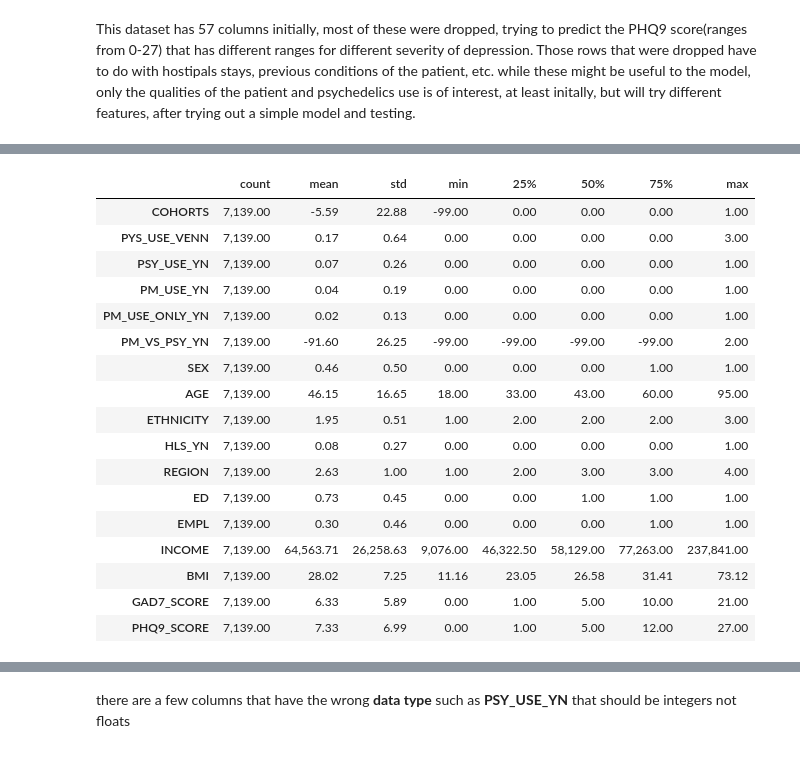
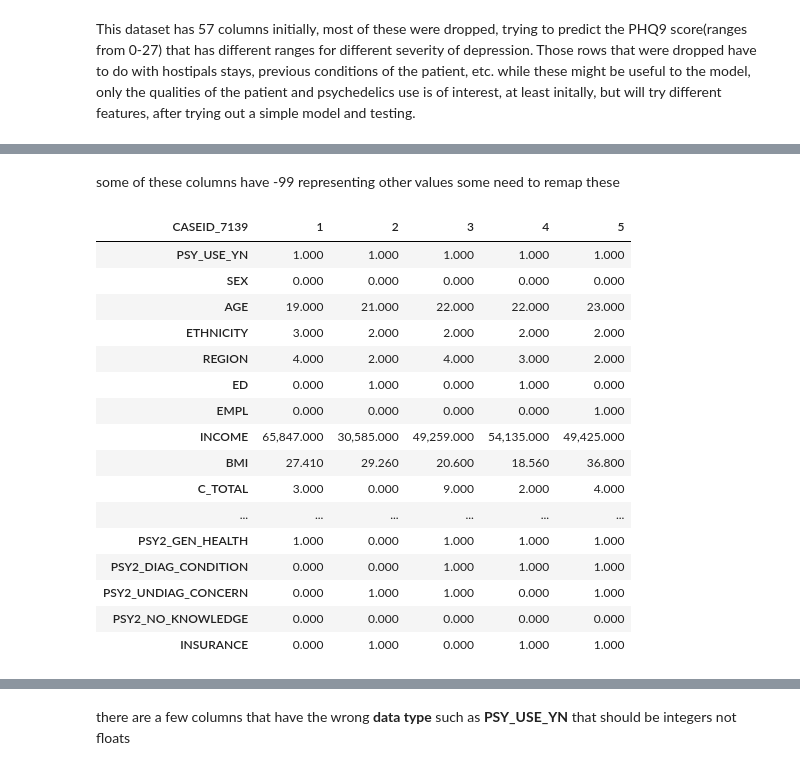
Before and after one commit to freedom-780/Psychedelic-Depression-Nexus-Predictive-Analysis-of-Patient-Outcomes, a Jupyter notebook: Psychedelic_mushrooms.ipynb, the cells around one changed output, grey strips where cells are left out. Drawn from its saved outputs; the diff is of its cells as text; code cells hidden in the pictures.

```diff
--- a/Psychedelic_mushrooms.ipynb
+++ b/Psychedelic_mushrooms.ipynb
@@ -2,7 +2,9 @@
 <a href="https://colab.research.google.com/github/freedom-780/Psychedelic-mushrooms/blob/main/Psychedelic_mushrooms.ipynb" target="_parent"><img src="https://colab.research.google.com/assets/colab-badge.svg" alt="Open In Colab"/></a>
 # %%
 import pandas as pd
-pd.options.display.float_format = '{:,.2f}'.format
+pd.options.display.float_format = '{:,.3f}'.format
+
+import xgboost as xgb
 
 from sklearn.model_selection import train_test_split
 from sklearn.preprocessing import StandardScaler
@@ -12,8 +14,16 @@ from sklearn.pipeline import make_pipeline
 from sklearn.model_selection import cross_val_score
 from sklearn.utils import resample
 from sklearn.ensemble import RandomForestClassifier
+from sklearn.svm import SVC, LinearSVC
+from sklearn.model_selection import learning_curve
+from sklearn.neighbors import KNeighborsClassifier
+
+from sklearn.metrics import recall_score,accuracy_score, f1_score, precision_score
+from sklearn.metrics import matthews_corrcoef
+from sklearn.metrics import confusion_matrix
 
 import numpy as np
 import seaborn as sns
 import matplotlib.pyplot as plt
+from matplotlib.colors import ListedColormap
 %matplotlib inline
@@ -69,5 +107,7 @@ columns_keep = ['COHORTS', 'PYS_USE_VENN', 'PSY_USE_YN', 'PM_USE_YN', 'PM_USE_ON
 # %% [markdown]
 This dataset has 57 columns initially, most of these were dropped, trying to predict the PHQ9 score(ranges from 0-27) that has different ranges for different severity of depression. Those rows that were dropped have to do with hostipals stays, previous conditions of the patient, etc. while these might be useful to the model, only the qualities of the patient and psychedelics use is of interest, at least initally, but will try different features, after trying out a simple model and testing.
-# %%
-df.drop(df.columns.difference(columns_keep), 1, inplace=True)
+# %%
+df.drop(['COHORTS','PYS_USE_VENN', 'PM_USE_YN', 'PM_USE_ONLY_YN', 'PM_VS_PSY_YN', 'DATA_WEIGHT','PM1_GEN_HEALTH','PM1_DIAG_CONDITION', \
+        'PM1_DIAG_CONDITION', 'PM1_UNDIAG_CONCERN','PM2_FREQ_COVID','PM3_FREQ_POLITICS','PM4_CARE', 'HLS_YN', 'GAD7_SCORE', \
+         'GAD7_GE10','PHQ9_GE10','PCS12','MCS12','VR6D'], axis=1, inplace=True)
 # %%
@@ -94,24 +124,25 @@ df.sample(5).T
+# %% [markdown]
+some of these columns have -99 representing other values some need to remap these
 # %%
-df.describe().T
+df.head().T
 # %% [output]
-|  | count | mean | std | min | 25% | 50% | 75% | max |
-| COHORTS | 7,139.00 | -5.59 | 22.88 | -99.00 | 0.00 | 0.00 | 0.00 | 1.00 |
-| PYS_USE_VENN | 7,139.00 | 0.17 | 0.64 | 0.00 | 0.00 | 0.00 | 0.00 | 3.00 |
-| PSY_USE_YN | 7,139.00 | 0.07 | 0.26 | 0.00 | 0.00 | 0.00 | 0.00 | 1.00 |
-| PM_USE_YN | 7,139.00 | 0.04 | 0.19 | 0.00 | 0.00 | 0.00 | 0.00 | 1.00 |
-| PM_USE_ONLY_YN | 7,139.00 | 0.02 | 0.13 | 0.00 | 0.00 | 0.00 | 0.00 | 1.00 |
-| PM_VS_PSY_YN | 7,139.00 | -91.60 | 26.25 | -99.00 | -99.00 | -99.00 | -99.00 | 2.00 |
-| SEX | 7,139.00 | 0.46 | 0.50 | 0.00 | 0.00 | 0.00 | 1.00 | 1.00 |
-| AGE | 7,139.00 | 46.15 | 16.65 | 18.00 | 33.00 | 43.00 | 60.00 | 95.00 |
-| ETHNICITY | 7,139.00 | 1.95 | 0.51 | 1.00 | 2.00 | 2.00 | 2.00 | 3.00 |
-| HLS_YN | 7,139.00 | 0.08 | 0.27 | 0.00 | 0.00 | 0.00 | 0.00 | 1.00 |
-| REGION | 7,139.00 | 2.63 | 1.00 | 1.00 | 2.00 | 3.00 | 3.00 | 4.00 |
-| ED | 7,139.00 | 0.73 | 0.45 | 0.00 | 0.00 | 1.00 | 1.00 | 1.00 |
-| EMPL | 7,139.00 | 0.30 | 0.46 | 0.00 | 0.00 | 0.00 | 1.00 | 1.00 |
-| INCOME | 7,139.00 | 64,563.71 | 26,258.63 | 9,076.00 | 46,322.50 | 58,129.00 | 77,263.00 | 237,841.00 |
-| BMI | 7,139.00 | 28.02 | 7.25 | 11.16 | 23.05 | 26.58 | 31.41 | 73.12 |
-| GAD7_SCORE | 7,139.00 | 6.33 | 5.89 | 0.00 | 1.00 | 5.00 | 10.00 | 21.00 |
-| PHQ9_SCORE | 7,139.00 | 7.33 | 6.99 | 0.00 | 1.00 | 5.00 | 12.00 | 27.00 |
+| CASEID_7139 | 1 | 2 | 3 | 4 | 5 |
+| PSY_USE_YN | 1.000 | 1.000 | 1.000 | 1.000 | 1.000 |
+| SEX | 0.000 | 0.000 | 0.000 | 0.000 | 0.000 |
+| AGE | 19.000 | 21.000 | 22.000 | 22.000 | 23.000 |
+| ETHNICITY | 3.000 | 2.000 | 2.000 | 2.000 | 2.000 |
+| REGION | 4.000 | 2.000 | 4.000 | 3.000 | 2.000 |
+| ED | 0.000 | 1.000 | 0.000 | 1.000 | 0.000 |
+| EMPL | 0.000 | 0.000 | 0.000 | 0.000 | 1.000 |
+| INCOME | 65,847.000 | 30,585.000 | 49,259.000 | 54,135.000 | 49,425.000 |
+| BMI | 27.410 | 29.260 | 20.600 | 18.560 | 36.800 |
+| C_TOTAL | 3.000 | 0.000 | 9.000 | 2.000 | 4.000 |
+| ... | ... | ... | ... | ... | ... |
+| PSY2_GEN_HEALTH | 1.000 | 0.000 | 1.000 | 1.000 | 1.000 |
+| PSY2_DIAG_CONDITION | 0.000 | 0.000 | 1.000 | 1.000 | 1.000 |
+| PSY2_UNDIAG_CONCERN | 0.000 | 1.000 | 1.000 | 0.000 | 1.000 |
+| PSY2_NO_KNOWLEDGE | 0.000 | 0.000 | 0.000 | 0.000 | 0.000 |
+| INSURANCE | 0.000 | 1.000 | 0.000 | 1.000 | 1.000 |
 # %%
 df.info()
 # %% [output]
```
Also changed, not shown: parts of 62 cells of this notebook.
